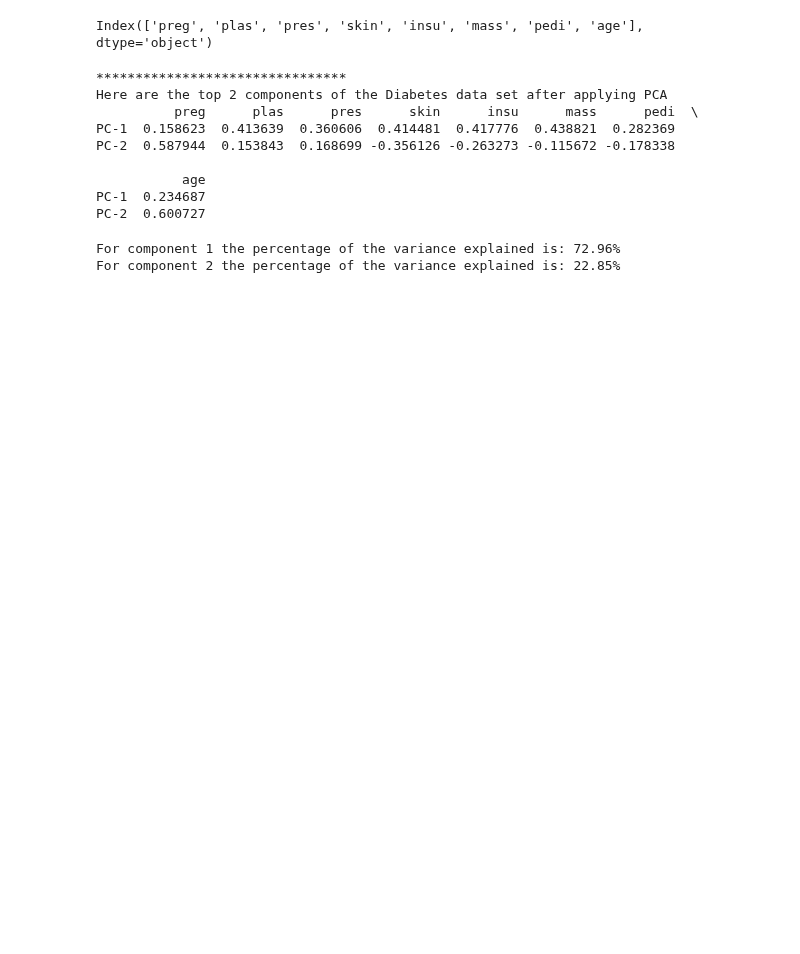
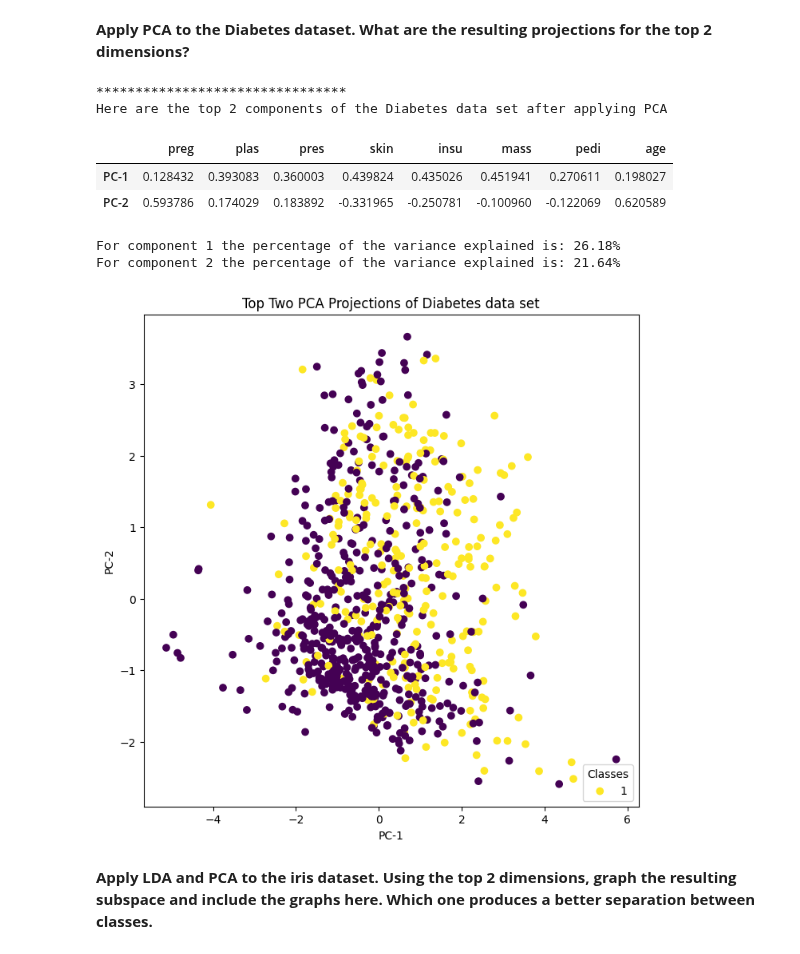
Before and after one commit to robchristiansen13/Learning, a Jupyter notebook: WeberState/CS 6600 (Machine Learning)/Assignments/Assignment5.ipynb, the cells around one changed output. Cells and saved outputs as stored; diff of their text form; code cells hidden in the pictures; blank space fills up the shorter version.

```diff
--- a/WeberState/CS 6600 (Machine Learning)/Assignments/Assignment5.ipynb
+++ b/WeberState/CS 6600 (Machine Learning)/Assignments/Assignment5.ipynb
@@ -1,14 +1,6 @@
+# %% [markdown]
+**Apply PCA to the Diabetes dataset.  What are the resulting projections for the top 2 dimensions?**
 # %%
 import numpy as np
 import pandas as pd
 import matplotlib.pyplot as plt
-# %%
-df = pd.read_csv('Datasets for Assignment 4/diabetes.csv')
-X = df.drop(columns='class')
-y = df['class']
-
-from sklearn.model_selection import train_test_split
-X_train, X_test, y_train, y_test = train_test_split(X, y, test_size = 0.20)
-X_train.columns
-# %% [output]
-Index(['preg', 'plas', 'pres', 'skin', 'insu', 'mass', 'pedi', 'age'], dtype='object')
@@ -20,30 +7,49 @@ X_test_scaled = scale(X_test)
 # %%
+from sklearn import preprocessing
 from sklearn.decomposition import PCA
-# Generate all the principal components
-pca = PCA(n_components=2) # Default n_components = min(n_samples, n_features)
+
+df = pd.read_csv('Datasets for Assignment 4/diabetes.csv')
+X = df.drop(columns=['class'])
+y = df['class']
+
+# normalize data
+data_scaled = pd.DataFrame(preprocessing.scale(X),columns = X.columns)
+
+# PCA
+pca = PCA(n_components=2)
+X_train_pc = pca.fit_transform(data_scaled)
+
+# Dump components relations with features:
+# print(pd.DataFrame(pca.components_,columns=data_scaled.columns,index = ['PC-1','PC-2']))
+
 #The fit_transform returns a numpy array of each data point expressed in terms of the principle components
-X_train_pc = pca.fit_transform(X_train_scaled)
+X_train_pc = pca.fit_transform(data_scaled)
+
 # View the principle components
-
 print("********************************")
 print("Here are the top 2 components of the Diabetes data set after applying PCA")
-
-print(pd.DataFrame(pca.components_,columns=X_train.columns,index = ['PC-1','PC-2']))
+dfComponents = pd.DataFrame(pca.components_,columns=data_scaled.columns,index = ['PC-1','PC-2'])
+dfComponents
 # %% [output]
 ********************************
 Here are the top 2 components of the Diabetes data set after applying PCA
-          preg      plas      pres      skin      insu      mass      pedi  \
-PC-1  0.158623  0.413639  0.360606  0.414481  0.417776  0.438821  0.282369
-PC-2  0.587944  0.153843  0.168699 -0.356126 -0.263273 -0.115672 -0.178338
-
-           age
-PC-1  0.234687
-PC-2  0.600727
+|  | preg | plas | pres | skin | insu | mass | pedi | age |
+| PC-1 | 0.128432 | 0.393083 | 0.360003 | 0.439824 | 0.435026 | 0.451941 | 0.270611 | 0.198027 |
+| PC-2 | 0.593786 | 0.174029 | 0.183892 | -0.331965 | -0.250781 | -0.100960 | -0.122069 | 0.620589 |
 # %%
 i = 0
 for c in pca.explained_variance_ratio_[:2]:
     i = i+1
     print("For component " + str(i) + " the percentage of the variance explained is: {:.2%}".format(c))
 # %% [output]
-For component 1 the percentage of the variance explained is: 72.96%
-For component 2 the percentage of the variance explained is: 22.85%
+For component 1 the percentage of the variance explained is: 26.18%
+For component 2 the percentage of the variance explained is: 21.64%
+# %%
+X_pcfig, ax = plt.subplots(figsize=(8,8))
+ax.scatter(X_train_pc[:,0], X_train_pc[:,1], c=y) # Need to figure out how to color the original classes
+plt.xlabel('PC-1')
+plt.ylabel('PC-2')
+ax.legend(y, loc="lower right", title="Classes")
+ax.set_title("Top Two PCA Projections of Diabetes data set");
+# %% [output]
+[figure, added]
@@ -50,2 +59,7 @@ For component 2 the percentage of the variance explained is: 22.85%
+# %% [markdown]
+
+
+
+**Apply LDA and PCA to the iris dataset. Using the top 2 dimensions, graph the resulting subspace and include the graphs here.  Which one produces a better separation between classes.**
 # %%
 import pandas as pd
```
Also changed, not shown: parts of 7 cells of this notebook.
